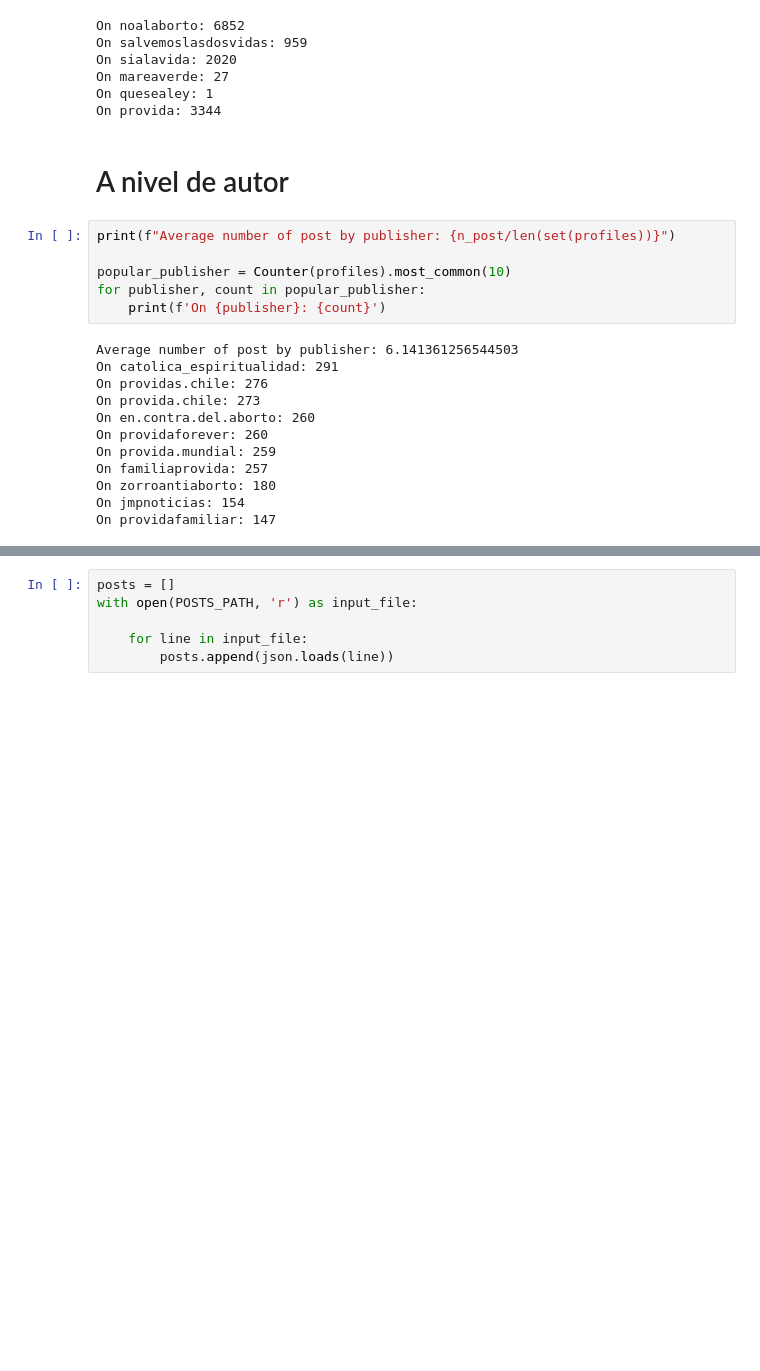
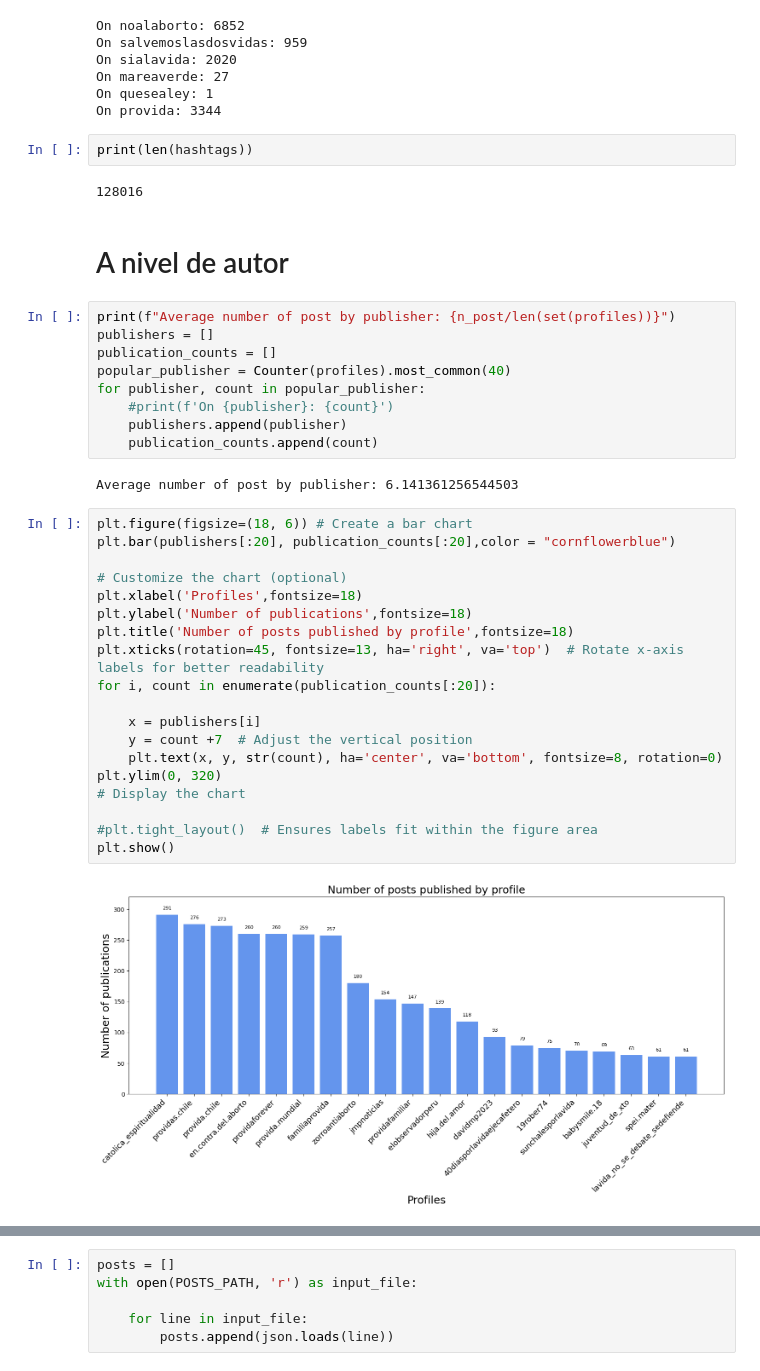
Before and after one commit to Lulocu/TFM, a Jupyter notebook: 1Corpus/Post.ipynb, the cells around one changed output, grey strips where cells are left out. Cells and saved outputs as stored; diff of their text form; blank space fills up the shorter version.

```diff
--- a/1Corpus/Post.ipynb
+++ b/1Corpus/Post.ipynb
@@ -158,23 +263,41 @@ On sialavida: 2020
 On mareaverde: 27
 On quesealey: 1
 On provida: 3344
+# %%
+print(len(hashtags))
+# %% [output]
+128016
 # %% [markdown]
 # A nivel de autor
 # %%
 print(f"Average number of post by publisher: {n_post/len(set(profiles))}")
-
-popular_publisher = Counter(profiles).most_common(10)
+publishers = []
+publication_counts = []
+popular_publisher = Counter(profiles).most_common(40)
 for publisher, count in popular_publisher:
-    print(f'On {publisher}: {count}')
+    #print(f'On {publisher}: {count}')
+    publishers.append(publisher)
+    publication_counts.append(count)
 # %% [output]
 Average number of post by publisher: 6.141361256544503
-On catolica_espiritualidad: 291
-On providas.chile: 276
-On provida.chile: 273
-On en.contra.del.aborto: 260
-On providaforever: 260
-On provida.mundial: 259
-On familiaprovida: 257
-On zorroantiaborto: 180
-On jmpnoticias: 154
-On providafamiliar: 147
+# %%
+plt.figure(figsize=(18, 6)) # Create a bar chart
+plt.bar(publishers[:20], publication_counts[:20],color = "cornflowerblue")
+
+# Customize the chart (optional)
+plt.xlabel('Profiles',fontsize=18)
+plt.ylabel('Number of publications',fontsize=18)
+plt.title('Number of posts published by profile',fontsize=18)
+plt.xticks(rotation=45, fontsize=13, ha='right', va='top')  # Rotate x-axis labels for better readability
+for i, count in enumerate(publication_counts[:20]):
+
+    x = publishers[i]
+    y = count +7  # Adjust the vertical position
+    plt.text(x, y, str(count), ha='center', va='bottom', fontsize=8, rotation=0)
+plt.ylim(0, 320)
+# Display the chart
+
+#plt.tight_layout()  # Ensures labels fit within the figure area
+plt.show()
+# %% [output]
+[figure, added]
```
Also changed, not shown: parts of 21 cells of this notebook, 23 other files.
